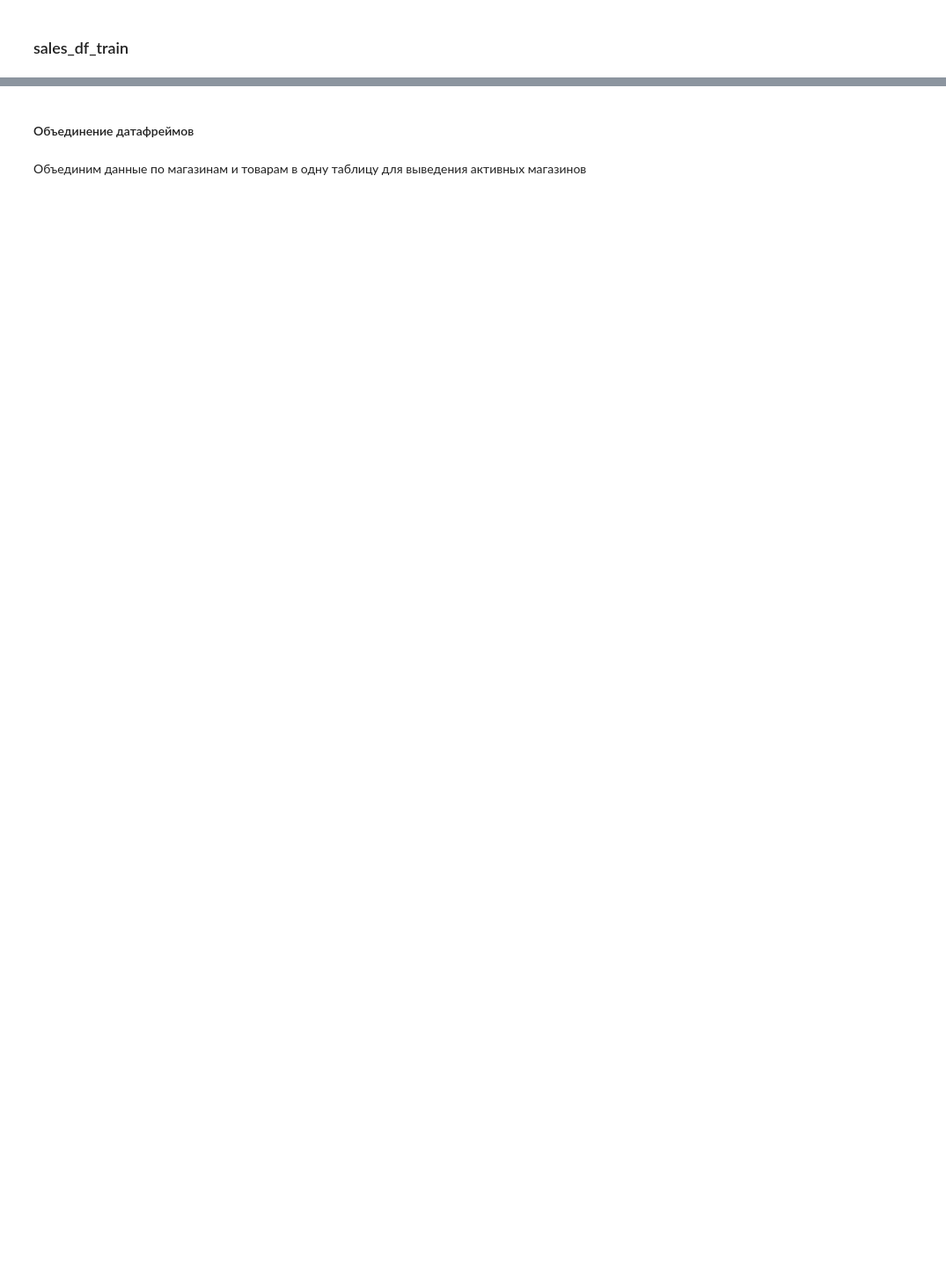
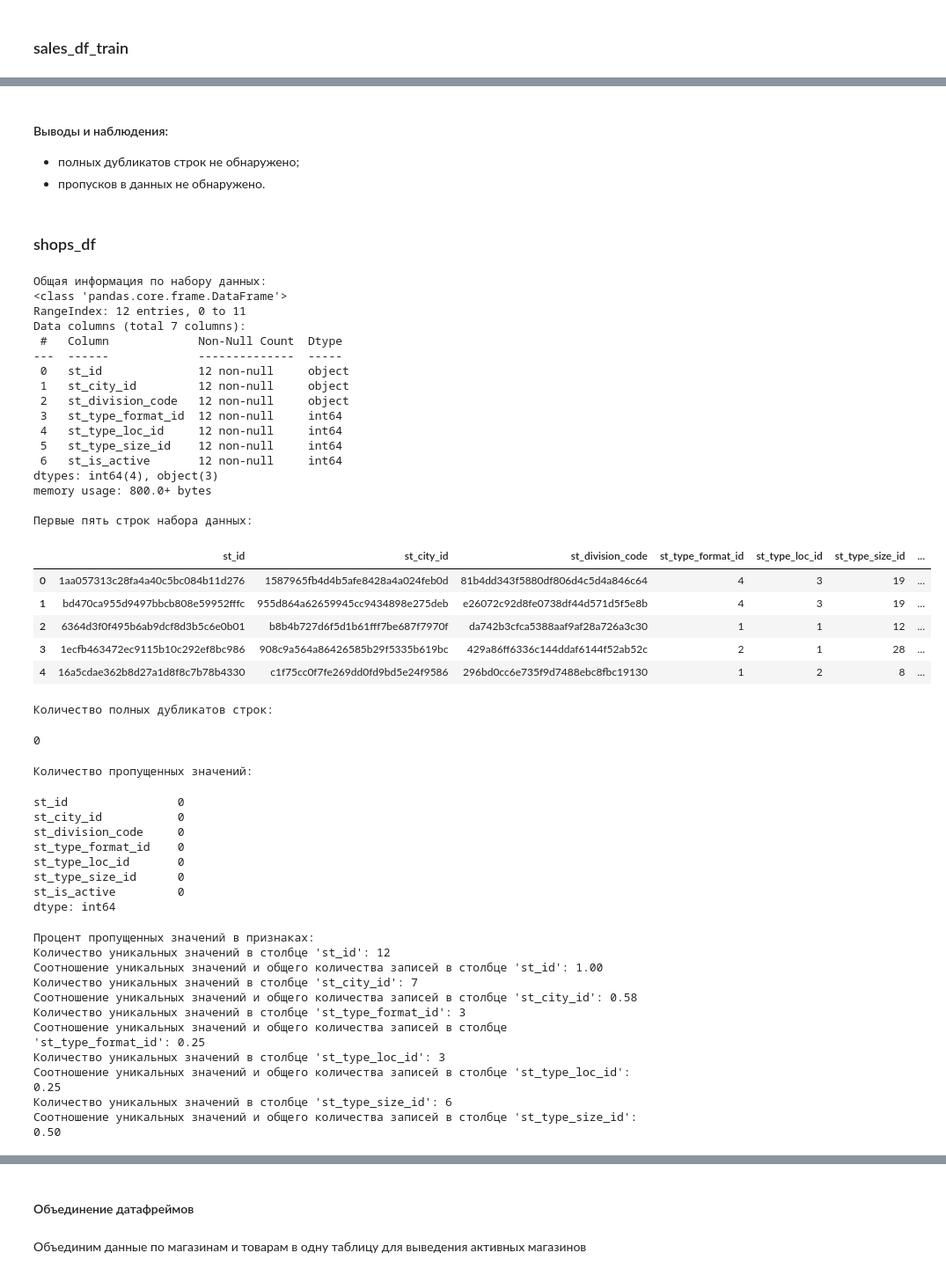
Before and after one commit to denis-42ds/demand_forecast_lenta, a Jupyter notebook: demand_forecast.ipynb, the cells around one changed output, grey strips where cells are left out. Shown at 88% size. Cells and saved outputs as stored; diff of their text form; code cells hidden in the pictures; blank space fills up the shorter version.

```diff
--- a/demand_forecast.ipynb
+++ b/demand_forecast.ipynb
@@ -233,0 +229,56 @@ memory usage: 80.2+ KB
+# %% [markdown]
+#### Выводы и наблюдения:
+- полных дубликатов строк не обнаружено;
+- пропусков в данных не обнаружено.
+# %% [markdown]
+### shops_df
+# %%
+shops_explorer = DatasetExplorer(SHOPS_PATH)
+# %%
+shops_df = shops_explorer.explore_dataset(target=None, assets_dir=None)
+# %% [output]
+Общая информация по набору данных:
+<class 'pandas.core.frame.DataFrame'>
+RangeIndex: 12 entries, 0 to 11
+Data columns (total 7 columns):
+ #   Column             Non-Null Count  Dtype
+---  ------             --------------  -----
+ 0   st_id              12 non-null     object
+ 1   st_city_id         12 non-null     object
+ 2   st_division_code   12 non-null     object
+ 3   st_type_format_id  12 non-null     int64
+ 4   st_type_loc_id     12 non-null     int64
+ 5   st_type_size_id    12 non-null     int64
+ 6   st_is_active       12 non-null     int64
+dtypes: int64(4), object(3)
+memory usage: 800.0+ bytes
+
+Первые пять строк набора данных:
+|  | st_id | st_city_id | st_division_code | st_type_format_id | st_type_loc_id | st_type_size_id | ... |
+| 0 | 1aa057313c28fa4a40c5bc084b11d276 | 1587965fb4d4b5afe8428a4a024feb0d | 81b4dd343f5880df806d4c5d4a846c64 | 4 | 3 | 19 | ... |
+| 1 | bd470ca955d9497bbcb808e59952fffc | 955d864a62659945cc9434898e275deb | e26072c92d8fe0738df44d571d5f5e8b | 4 | 3 | 19 | ... |
+| 2 | 6364d3f0f495b6ab9dcf8d3b5c6e0b01 | b8b4b727d6f5d1b61fff7be687f7970f | da742b3cfca5388aaf9af28a726a3c30 | 1 | 1 | 12 | ... |
+| 3 | 1ecfb463472ec9115b10c292ef8bc986 | 908c9a564a86426585b29f5335b619bc | 429a86ff6336c144ddaf6144f52ab52c | 2 | 1 | 28 | ... |
+| 4 | 16a5cdae362b8d27a1d8f8c7b78b4330 | c1f75cc0f7fe269dd0fd9bd5e24f9586 | 296bd0cc6e735f9d7488ebc8fbc19130 | 1 | 2 | 8 | ... |
+Количество полных дубликатов строк:
+0
+Количество пропущенных значений:
+st_id                0
+st_city_id           0
+st_division_code     0
+st_type_format_id    0
+st_type_loc_id       0
+st_type_size_id      0
+st_is_active         0
+dtype: int64
+Процент пропущенных значений в признаках:
+Количество уникальных значений в столбце 'st_id': 12
+Соотношение уникальных значений и общего количества записей в столбце 'st_id': 1.00
+Количество уникальных значений в столбце 'st_city_id': 7
+Соотношение уникальных значений и общего количества записей в столбце 'st_city_id': 0.58
+Количество уникальных значений в столбце 'st_type_format_id': 3
+Соотношение уникальных значений и общего количества записей в столбце 'st_type_format_id': 0.25
+Количество уникальных значений в столбце 'st_type_loc_id': 3
+Соотношение уникальных значений и общего количества записей в столбце 'st_type_loc_id': 0.25
+Количество уникальных значений в столбце 'st_type_size_id': 6
+Соотношение уникальных значений и общего количества записей в столбце 'st_type_size_id': 0.50
```
Also changed, not shown: parts of 28 cells of this notebook, 2 other files.
